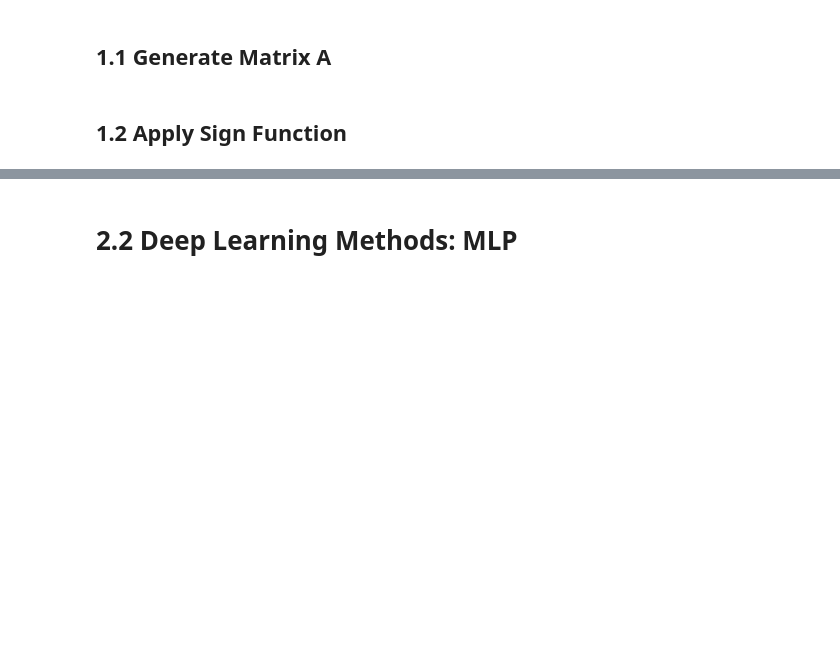
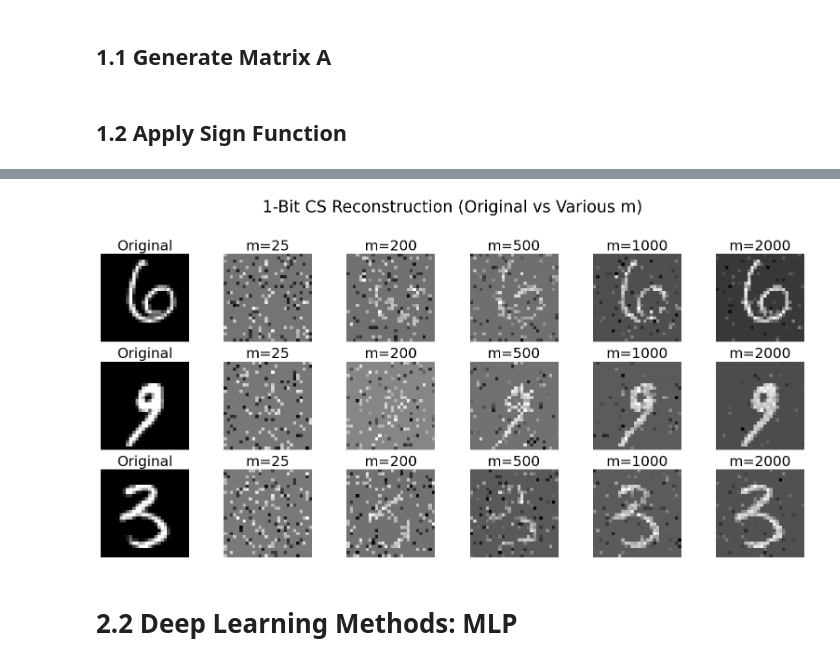
Before and after one commit to ZHY-79/EE4740-Image-Compression-Project, a Jupyter notebook: main.ipynb, the cells around one changed output, grey strips where cells are left out. Saved outputs shown, nothing was run; the diff lists cells and outputs as text; code cells hidden in the pictures; blank space fills up the shorter version.

```diff
--- a/main.ipynb
+++ b/main.ipynb
@@ -179,2 +300,48 @@ plt.show()
+# %%
+# Show the images of BIHT
+
+with open('A_dict.pkl', 'rb') as f:
+    A_dict = pickle.load(f)
+
+measurements_biht_show = [25, 200, 500, 1000, 2000]
+sample_indices = [100, 1000, 5000]
+
+def run_biht_no_norm(X_test, indices, measurements):
+    results = []
+
+    for idx in indices:
+        x_true = X_test[idx]  # 不归一化
+        recon_list = []
+
+        for m in measurements_biht_show:
+            A = A_dict[str(m)]
+            y = np.sign(A @ x_true)
+            sparsity = Calculate_Sparse(x_true)
+            x_recon = biht(A, y, sparsity, max_iter=1000)
+            recon_list.append(x_recon)
+
+        results.append((x_true, recon_list))
+
+    return results
+
+
+recon_results = run_biht_no_norm(X_test, sample_indices, measurements_biht_show)
+fig, axes = plt.subplots(len(sample_indices), len(measurements_biht_show)+1, figsize=(16, 8))
+
+for row, (x_true, x_recons) in enumerate(recon_results):
+    axes[row, 0].imshow(x_true.reshape(28, 28), cmap='gray')
+    axes[row, 0].set_title("Original", fontsize=22)
+    axes[row, 0].axis('off')
+
+    for col, x_recon in enumerate(x_recons):
+        axes[row, col+1].imshow(x_recon.reshape(28, 28), cmap='gray')
+        axes[row, col+1].set_title(f"m={measurements_biht_show[col]}", fontsize=22)
+        axes[row, col+1].axis('off')
+
+plt.suptitle("1-Bit CS Reconstruction (Original vs Various m)", fontsize=25)
+plt.tight_layout(rect=[0, 0, 1, 0.95])
+plt.show()
+# %% [output]
+[figure, added]
 # %% [markdown]
 # 2.2 Deep Learning Methods: MLP
```
Also changed, not shown: parts of 21 cells of this notebook.
